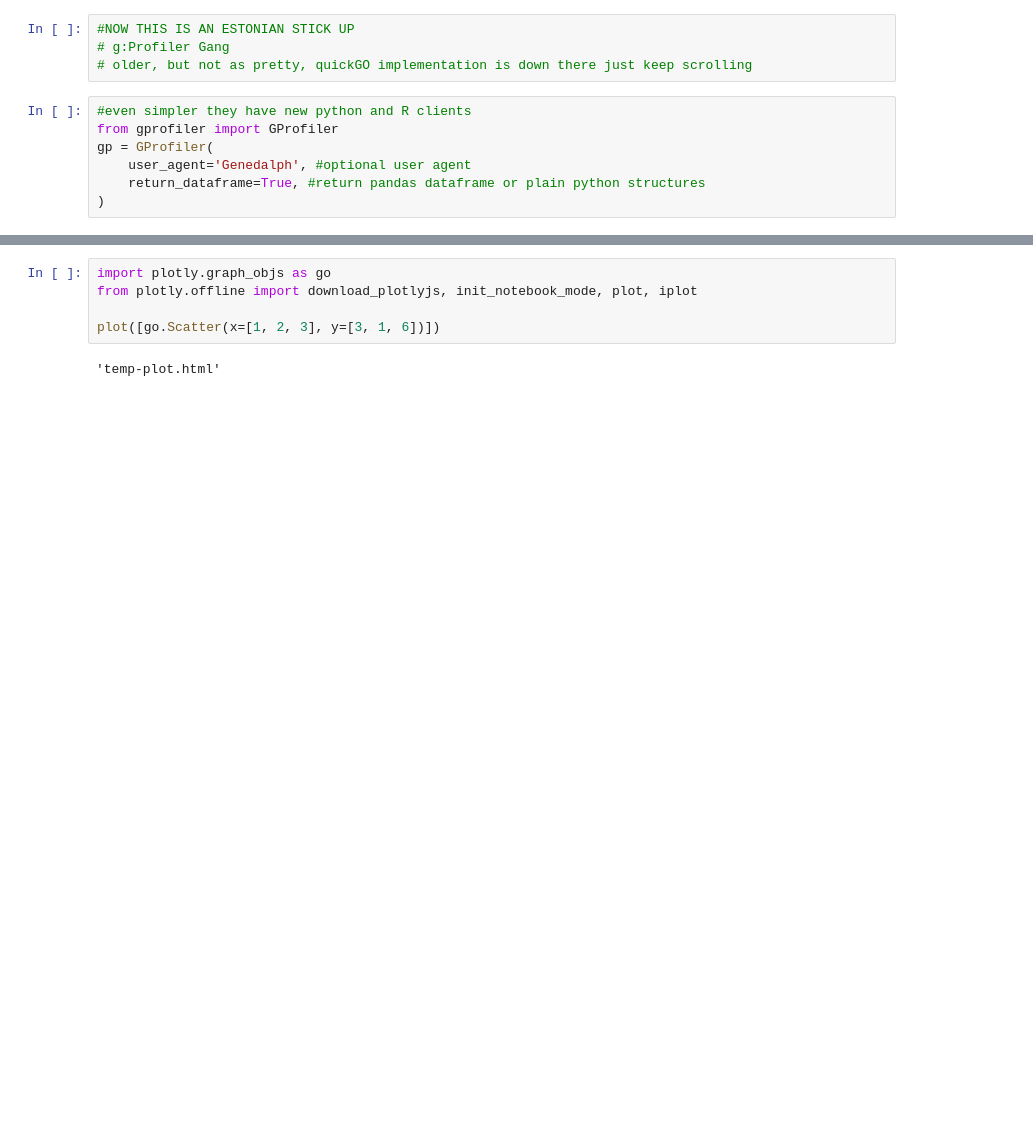
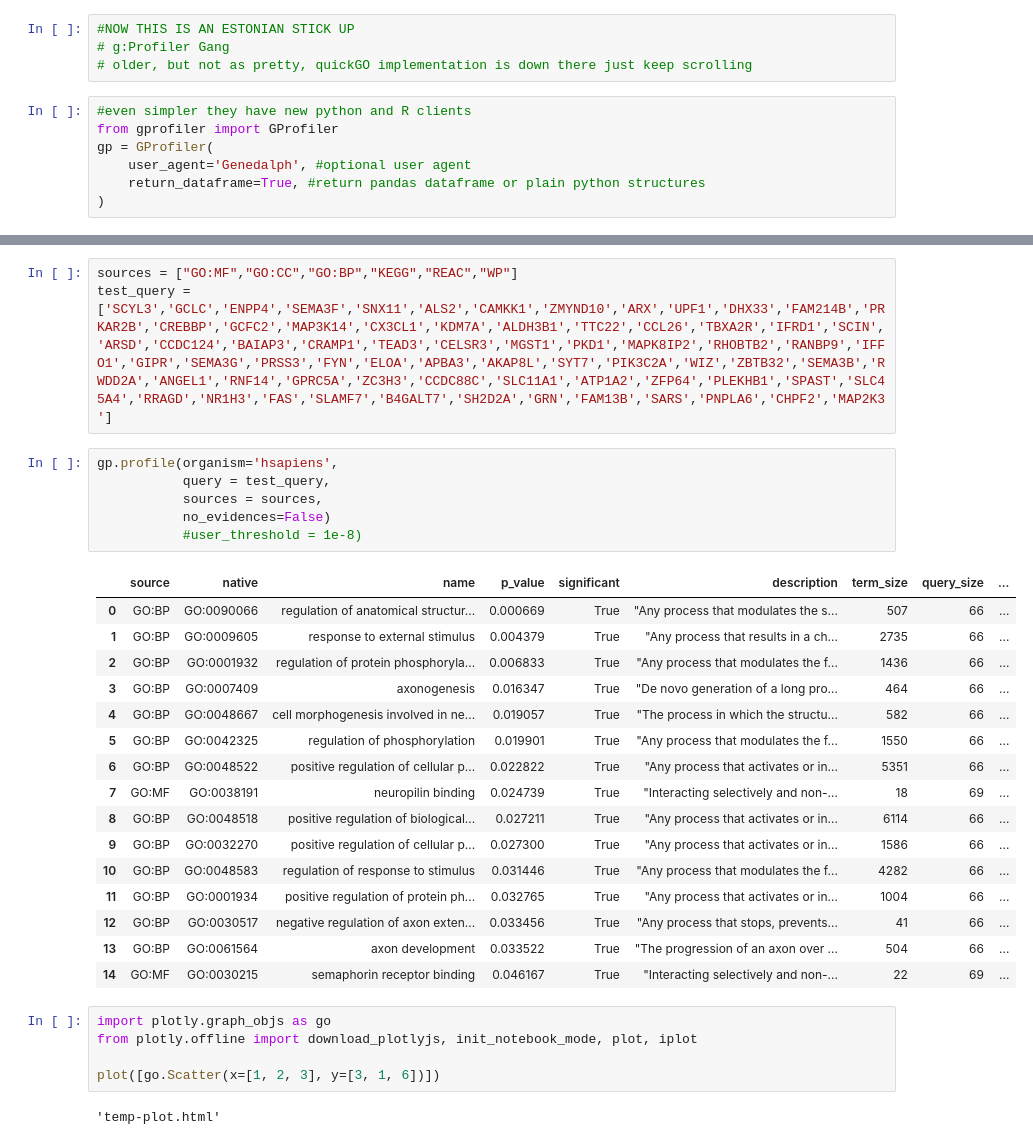
Before and after one commit to Felip3Porto/Genedalph, a Jupyter notebook: GO_API_tests.ipynb, the cells around one changed output, grey strips where cells are left out. Saved outputs shown, nothing was run; the diff lists cells and outputs as text; blank space fills up the shorter version.

```diff
--- a/GO_API_tests.ipynb
+++ b/GO_API_tests.ipynb
@@ -24,3 +12,29 @@ gp.profile(organism='hsapiens',
+# %%
+sources = ["GO:MF","GO:CC","GO:BP","KEGG","REAC","WP"]
+test_query = ['SCYL3','GCLC','ENPP4','SEMA3F','SNX11','ALS2','CAMKK1','ZMYND10','ARX','UPF1','DHX33','FAM214B','PRKAR2B','CREBBP','GCFC2','MAP3K14','CX3CL1','KDM7A','ALDH3B1','TTC22','CCL26','TBXA2R','IFRD1','SCIN','ARSD','CCDC124','BAIAP3','CRAMP1','TEAD3','CELSR3','MGST1','PKD1','MAPK8IP2','RHOBTB2','RANBP9','IFFO1','GIPR','SEMA3G','PRSS3','FYN','ELOA','APBA3','AKAP8L','SYT7','PIK3C2A','WIZ','ZBTB32','SEMA3B','RWDD2A','ANGEL1','RNF14','GPRC5A','ZC3H3','CCDC88C','SLC11A1','ATP1A2','ZFP64','PLEKHB1','SPAST','SLC45A4','RRAGD','NR1H3','FAS','SLAMF7','B4GALT7','SH2D2A','GRN','FAM13B','SARS','PNPLA6','CHPF2','MAP2K3']
+# %%
+gp.profile(organism='hsapiens',
+           query = test_query,
+           sources = sources,
+           no_evidences=False)
+           #user_threshold = 1e-8)
+# %% [output]
+|  | source | native | name | p_value | significant | description | term_size | query_size | ... |
+| 0 | GO:BP | GO:0090066 | regulation of anatomical structur... | 0.000669 | True | "Any process that modulates the s... | 507 | 66 | ... |
+| 1 | GO:BP | GO:0009605 | response to external stimulus | 0.004379 | True | "Any process that results in a ch... | 2735 | 66 | ... |
+| 2 | GO:BP | GO:0001932 | regulation of protein phosphoryla... | 0.006833 | True | "Any process that modulates the f... | 1436 | 66 | ... |
+| 3 | GO:BP | GO:0007409 | axonogenesis | 0.016347 | True | "De novo generation of a long pro... | 464 | 66 | ... |
+| 4 | GO:BP | GO:0048667 | cell morphogenesis involved in ne... | 0.019057 | True | "The process in which the structu... | 582 | 66 | ... |
+| 5 | GO:BP | GO:0042325 | regulation of phosphorylation | 0.019901 | True | "Any process that modulates the f... | 1550 | 66 | ... |
+| 6 | GO:BP | GO:0048522 | positive regulation of cellular p... | 0.022822 | True | "Any process that activates or in... | 5351 | 66 | ... |
+| 7 | GO:MF | GO:0038191 | neuropilin binding | 0.024739 | True | "Interacting selectively and non-... | 18 | 69 | ... |
+| 8 | GO:BP | GO:0048518 | positive regulation of biological... | 0.027211 | True | "Any process that activates or in... | 6114 | 66 | ... |
+| 9 | GO:BP | GO:0032270 | positive regulation of cellular p... | 0.027300 | True | "Any process that activates or in... | 1586 | 66 | ... |
+| 10 | GO:BP | GO:0048583 | regulation of response to stimulus | 0.031446 | True | "Any process that modulates the f... | 4282 | 66 | ... |
+| 11 | GO:BP | GO:0001934 | positive regulation of protein ph... | 0.032765 | True | "Any process that activates or in... | 1004 | 66 | ... |
+| 12 | GO:BP | GO:0030517 | negative regulation of axon exten... | 0.033456 | True | "Any process that stops, prevents... | 41 | 66 | ... |
+| 13 | GO:BP | GO:0061564 | axon development | 0.033522 | True | "The progression of an axon over ... | 504 | 66 | ... |
+| 14 | GO:MF | GO:0030215 | semaphorin receptor binding | 0.046167 | True | "Interacting selectively and non-... | 22 | 69 | ... |
 # %%
 import plotly.graph_objs as go
 from plotly.offline import download_plotlyjs, init_notebook_mode, plot, iplot
```
Also changed, not shown: parts of 3 cells of this notebook.
